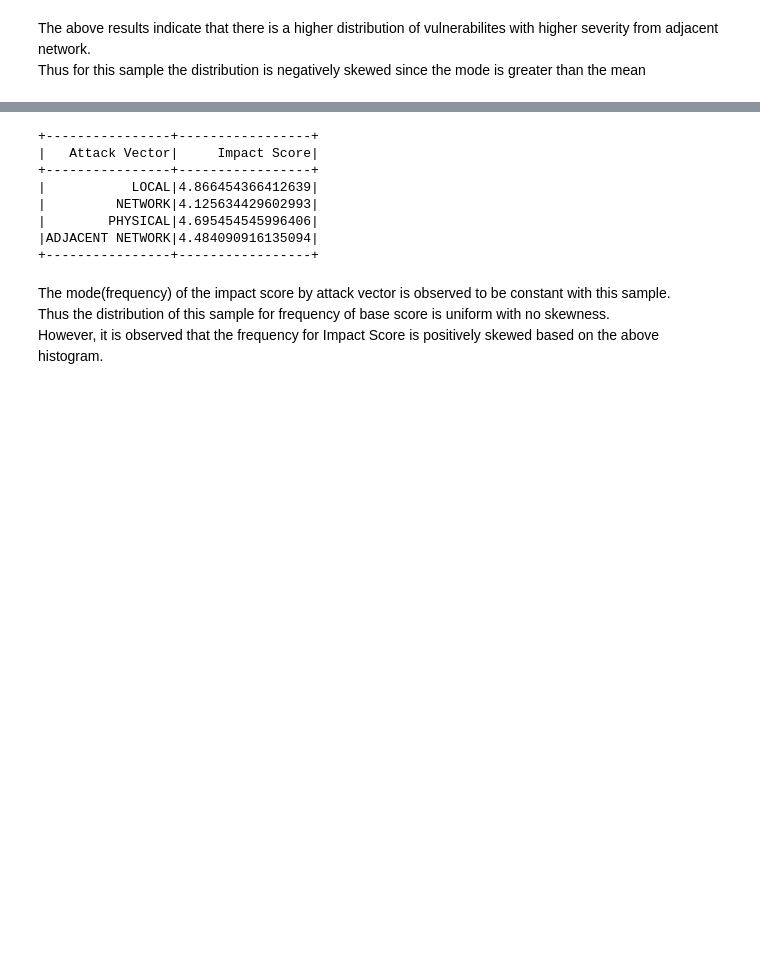
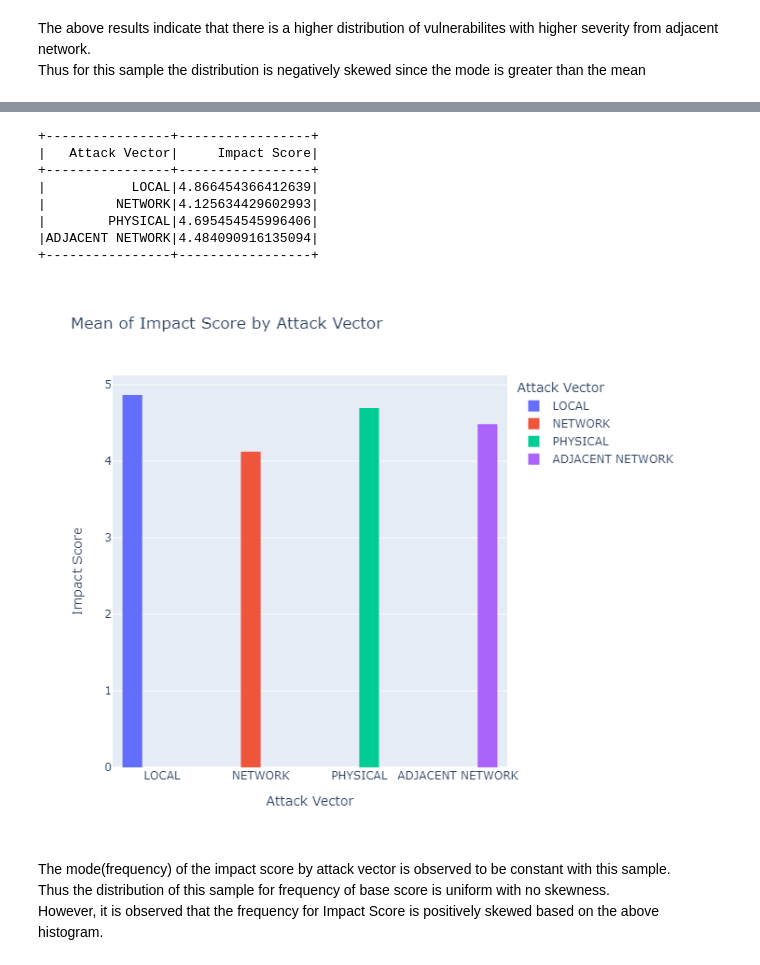
Before and after one commit to XvXAdrienXvX/VMAnalytics, a Jupyter notebook: Notebooks/demo.ipynb, the cells around one changed output, grey strips where cells are left out. Saved outputs shown, nothing was run; the diff lists cells and outputs as text; code cells hidden in the pictures; blank space fills up the shorter version.

```diff
--- a/Notebooks/demo.ipynb
+++ b/Notebooks/demo.ipynb
@@ -78,15 +81,16 @@ dt_analyzer.show_histogram(mode_df_impact_score, "Attack Vector", "Impact Score"
 # %%
 mean_df_impact_score = dt_analyzer.calculate_mean_category(dataFrame, "attackVector", "impactScore", "Attack Vector", "Impact Score")
-dt_analyzer.show_histogram(mean_df_impact_score, "Attack Vector", "Impact Score", 700, 600, "Mean of Impact Score by Attack Vector")
+dt_analyzer.show_histogram(mean_df_impact_score, "Attack Vector", "Impact Score", 700, 600, "Mean of Impact Score by Attack Vector", "png")
 # %% [output]
 +----------------+-----------------+
 |   Attack Vector|     Impact Score|
 +----------------+-----------------+
 |           LOCAL|4.866454366412639|
 |         NETWORK|4.125634429602993|
 |        PHYSICAL|4.695454545996406|
 |ADJACENT NETWORK|4.484090916135094|
 +----------------+-----------------+
+[figure, added]
 # %% [markdown]
 The mode(frequency) of the impact score by attack vector is observed to be constant with this sample.<br>
 Thus the distribution of this sample for frequency of base score is uniform with no skewness.<br>
```
Also changed, not shown: parts of 10 cells of this notebook.
